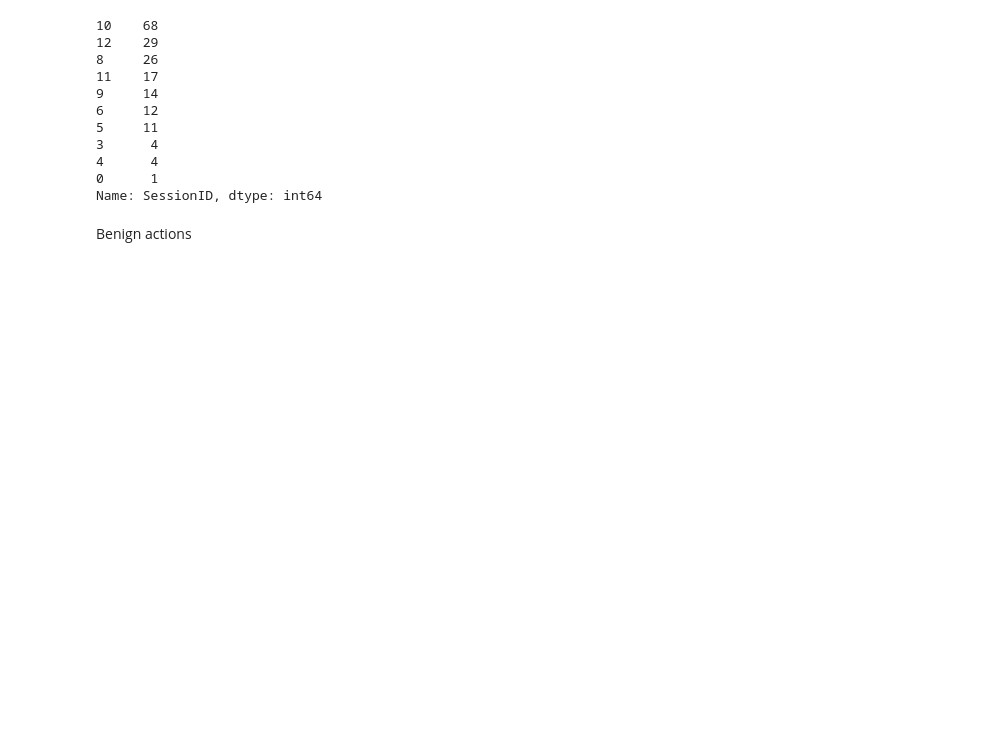
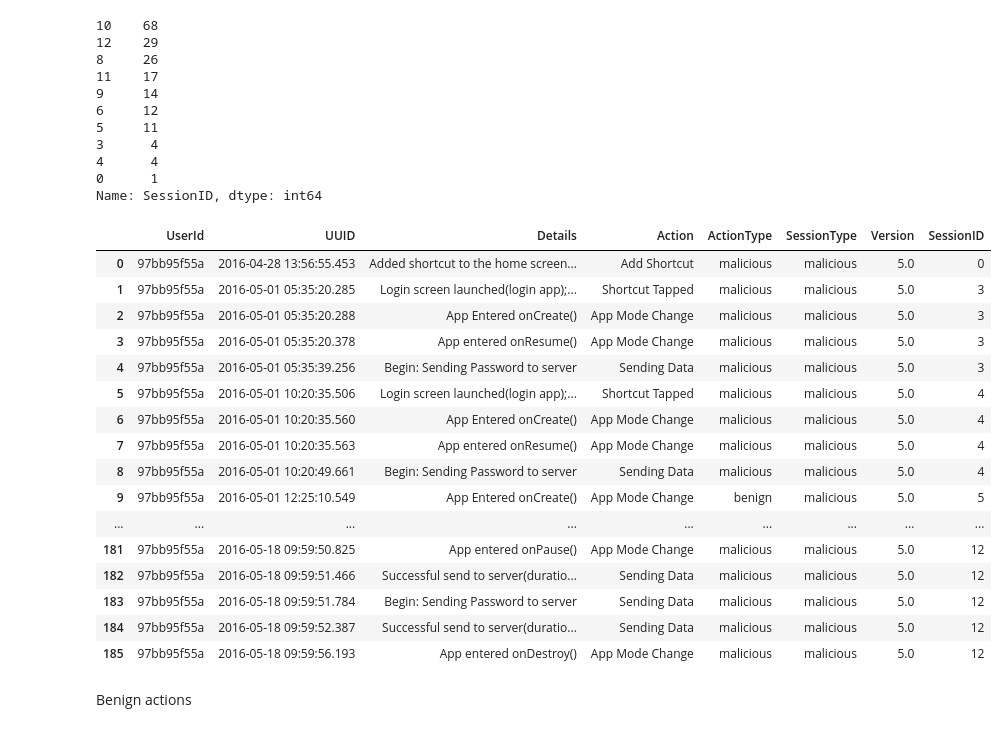
Before and after one commit to kentlingcampbell/project_SherLock, a Jupyter notebook: SherLock.ipynb, the cells around one changed output. Drawn from its saved outputs; the diff is of its cells as text; code cells hidden in the pictures; blank space fills up the shorter version.

```diff
--- a/SherLock.ipynb
+++ b/SherLock.ipynb
@@ -253,6 +280,27 @@ Moriarty['SessionID'].value_counts()
 4      4
 0      1
 Name: SessionID, dtype: int64
+# %%
+pd.set_option('display.max_rows', None)
+Moriarty
+# %% [output]
+|  | UserId | UUID | Details | Action | ActionType | SessionType | Version | SessionID |
+| 0 | 97bb95f55a | 2016-04-28 13:56:55.453 | Added shortcut to the home screen... | Add Shortcut | malicious | malicious | 5.0 | 0 |
+| 1 | 97bb95f55a | 2016-05-01 05:35:20.285 | Login screen launched(login app);... | Shortcut Tapped | malicious | malicious | 5.0 | 3 |
+| 2 | 97bb95f55a | 2016-05-01 05:35:20.288 | App Entered onCreate() | App Mode Change | malicious | malicious | 5.0 | 3 |
+| 3 | 97bb95f55a | 2016-05-01 05:35:20.378 | App entered onResume() | App Mode Change | malicious | malicious | 5.0 | 3 |
+| 4 | 97bb95f55a | 2016-05-01 05:35:39.256 | Begin: Sending Password to server | Sending Data | malicious | malicious | 5.0 | 3 |
+| 5 | 97bb95f55a | 2016-05-01 10:20:35.506 | Login screen launched(login app);... | Shortcut Tapped | malicious | malicious | 5.0 | 4 |
+| 6 | 97bb95f55a | 2016-05-01 10:20:35.560 | App Entered onCreate() | App Mode Change | malicious | malicious | 5.0 | 4 |
+| 7 | 97bb95f55a | 2016-05-01 10:20:35.563 | App entered onResume() | App Mode Change | malicious | malicious | 5.0 | 4 |
+| 8 | 97bb95f55a | 2016-05-01 10:20:49.661 | Begin: Sending Password to server | Sending Data | malicious | malicious | 5.0 | 4 |
+| 9 | 97bb95f55a | 2016-05-01 12:25:10.549 | App Entered onCreate() | App Mode Change | benign | malicious | 5.0 | 5 |
+| ... | ... | ... | ... | ... | ... | ... | ... | ... |
+| 181 | 97bb95f55a | 2016-05-18 09:59:50.825 | App entered onPause() | App Mode Change | malicious | malicious | 5.0 | 12 |
+| 182 | 97bb95f55a | 2016-05-18 09:59:51.466 | Successful send to server(duratio... | Sending Data | malicious | malicious | 5.0 | 12 |
+| 183 | 97bb95f55a | 2016-05-18 09:59:51.784 | Begin: Sending Password to server | Sending Data | malicious | malicious | 5.0 | 12 |
+| 184 | 97bb95f55a | 2016-05-18 09:59:52.387 | Successful send to server(duratio... | Sending Data | malicious | malicious | 5.0 | 12 |
+| 185 | 97bb95f55a | 2016-05-18 09:59:56.193 | App entered onDestroy() | App Mode Change | malicious | malicious | 5.0 | 12 |
 # %% [markdown]
 Benign actions
 # %%
```
Also changed, not shown: parts of 13 cells of this notebook.
